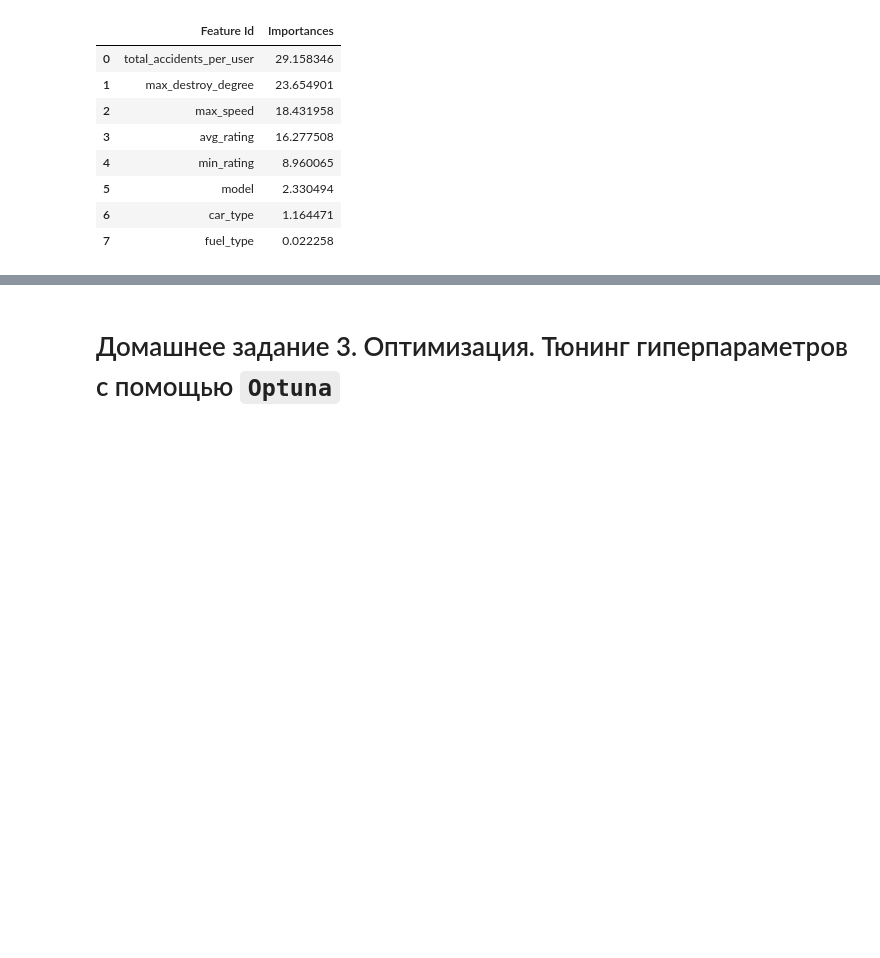
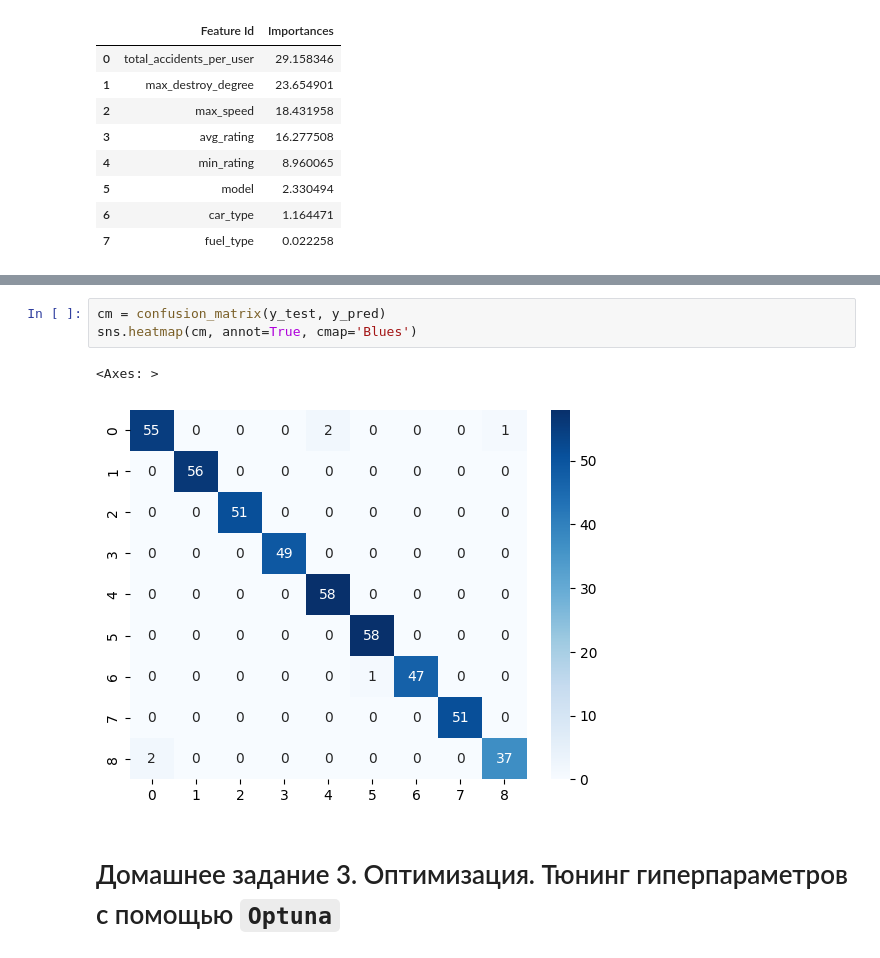
Before and after one commit to rufous86/mipt_semester4, a Jupyter notebook: competitive_ds/hw1-4-Илюхин-А-Н.ipynb, the cells around one changed output, grey strips where cells are left out. Drawn from its saved outputs; the diff is of its cells as text; blank space fills up the shorter version.

```diff
--- a/competitive_ds/hw1-4-Илюхин-А-Н.ipynb
+++ b/competitive_ds/hw1-4-Илюхин-А-Н.ipynb
@@ -563,3 +608,9 @@ print(classification_report(y_test, y_pred))
+# %%
+cm = confusion_matrix(y_test, y_pred)
+sns.heatmap(cm, annot=True, cmap='Blues')
+# %% [output]
+<Axes: >
+[figure, added]
 # %% [markdown]
 # Домашнее задание 3. Оптимизация. Тюнинг гиперпараметров с помощью `Optuna`
 # %% [markdown]
```
Also changed, not shown: parts of 9 cells of this notebook.
